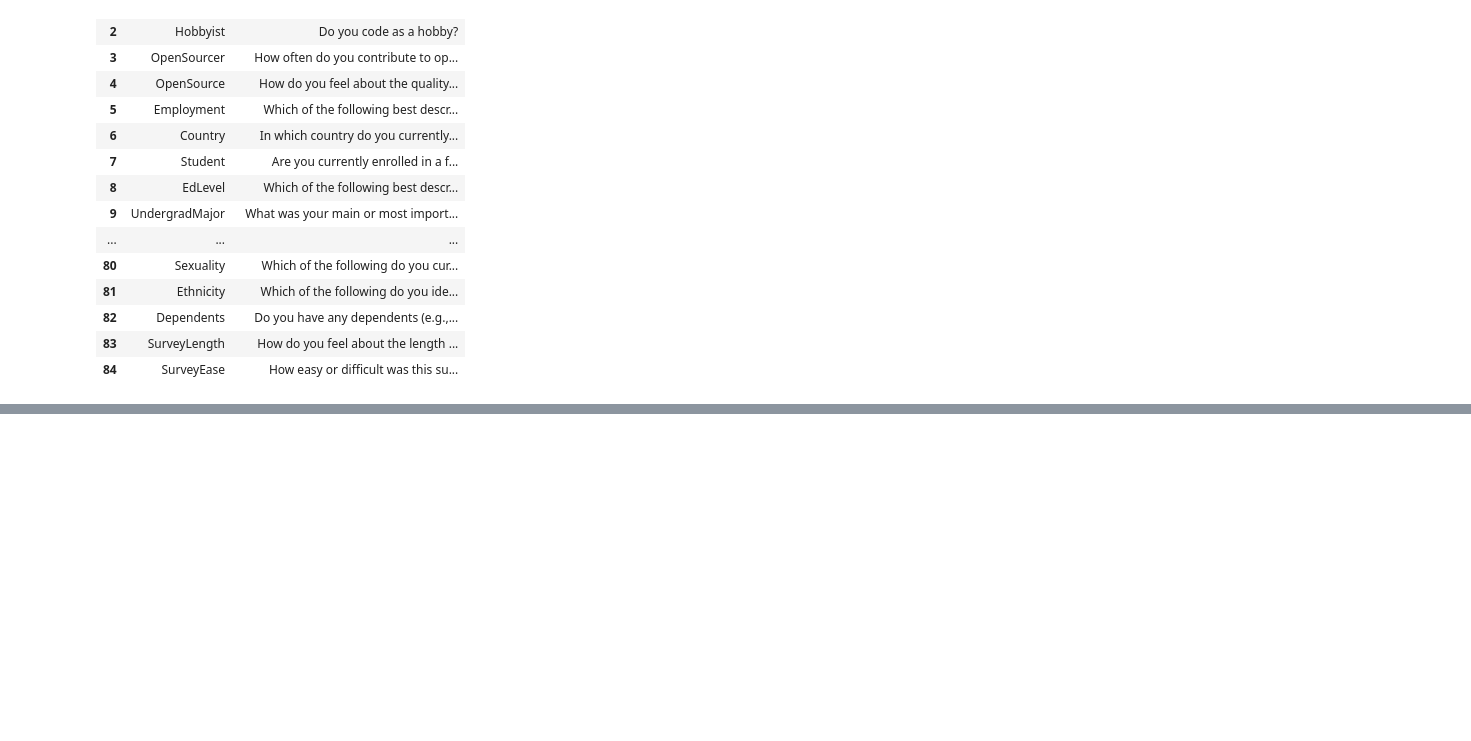
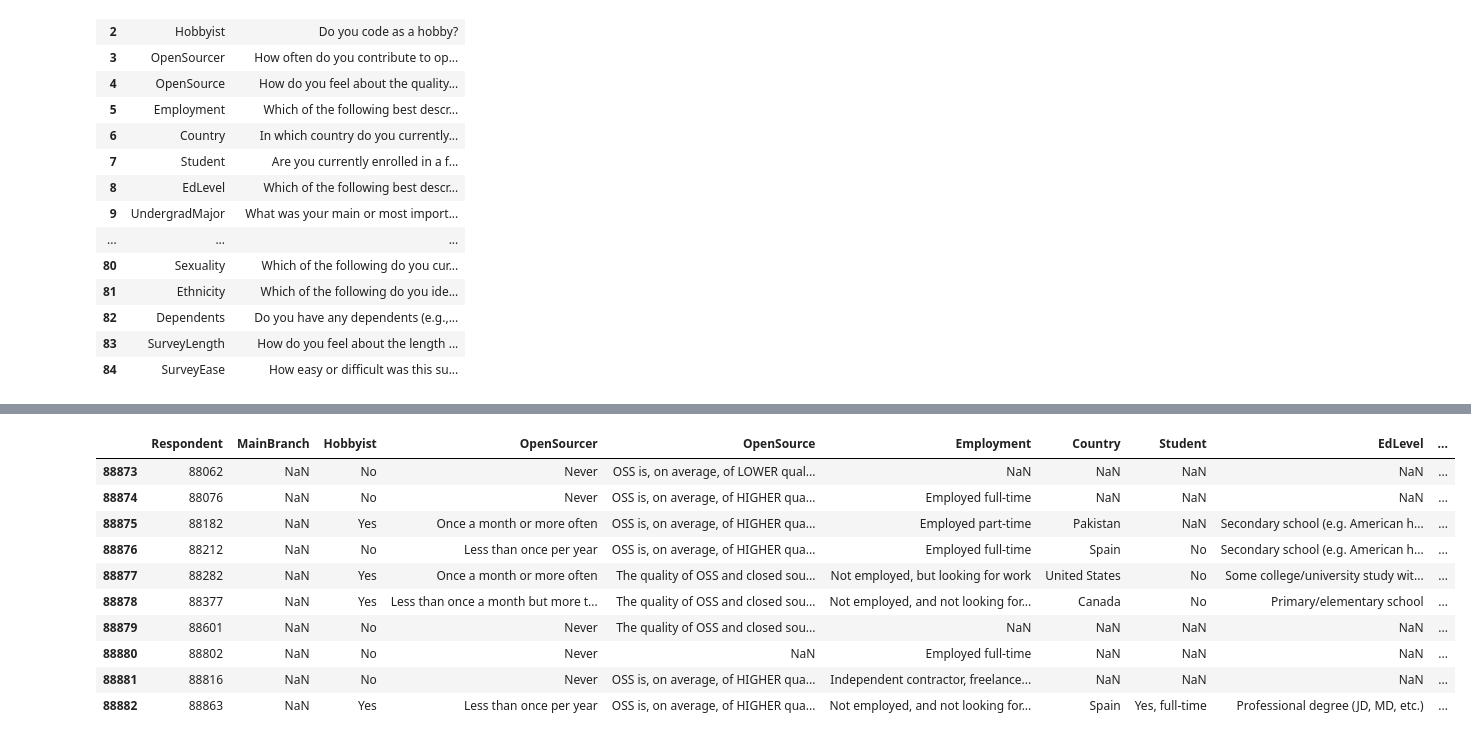
Before and after one commit to MaverickSachin/LearningPandas, a Jupyter notebook: 01. Getting Started with Data Analysis - Installation and Loading Data.ipynb, the cells around one changed output, grey strips where cells are left out. Cells and saved outputs as stored; diff of their text form; code cells hidden in the pictures; blank space fills up the shorter version.

```diff
--- a/01. Getting Started with Data Analysis - Installation and Loading Data.ipynb
+++ b/01. Getting Started with Data Analysis - Installation and Loading Data.ipynb
@@ -95,0 +119,14 @@ df.head()
+# %%
+df.tail(10)
+# %% [output]
+|  | Respondent | MainBranch | Hobbyist | OpenSourcer | OpenSource | Employment | Country | Student | EdLevel | ... |
+| 88873 | 88062 | NaN | No | Never | OSS is, on average, of LOWER qual... | NaN | NaN | NaN | NaN | ... |
+| 88874 | 88076 | NaN | No | Never | OSS is, on average, of HIGHER qua... | Employed full-time | NaN | NaN | NaN | ... |
+| 88875 | 88182 | NaN | Yes | Once a month or more often | OSS is, on average, of HIGHER qua... | Employed part-time | Pakistan | NaN | Secondary school (e.g. American h... | ... |
+| 88876 | 88212 | NaN | No | Less than once per year | OSS is, on average, of HIGHER qua... | Employed full-time | Spain | No | Secondary school (e.g. American h... | ... |
+| 88877 | 88282 | NaN | Yes | Once a month or more often | The quality of OSS and closed sou... | Not employed, but looking for work | United States | No | Some college/university study wit... | ... |
+| 88878 | 88377 | NaN | Yes | Less than once a month but more t... | The quality of OSS and closed sou... | Not employed, and not looking for... | Canada | No | Primary/elementary school | ... |
+| 88879 | 88601 | NaN | No | Never | The quality of OSS and closed sou... | NaN | NaN | NaN | NaN | ... |
+| 88880 | 88802 | NaN | No | Never | NaN | Employed full-time | NaN | NaN | NaN | ... |
+| 88881 | 88816 | NaN | No | Never | OSS is, on average, of HIGHER qua... | Independent contractor, freelance... | NaN | NaN | NaN | ... |
+| 88882 | 88863 | NaN | Yes | Less than once per year | OSS is, on average, of HIGHER qua... | Not employed, and not looking for... | Spain | Yes, full-time | Professional degree (JD, MD, etc.) | ... |
```
Also changed, not shown: parts of 2 cells of this notebook, 2 other files.
